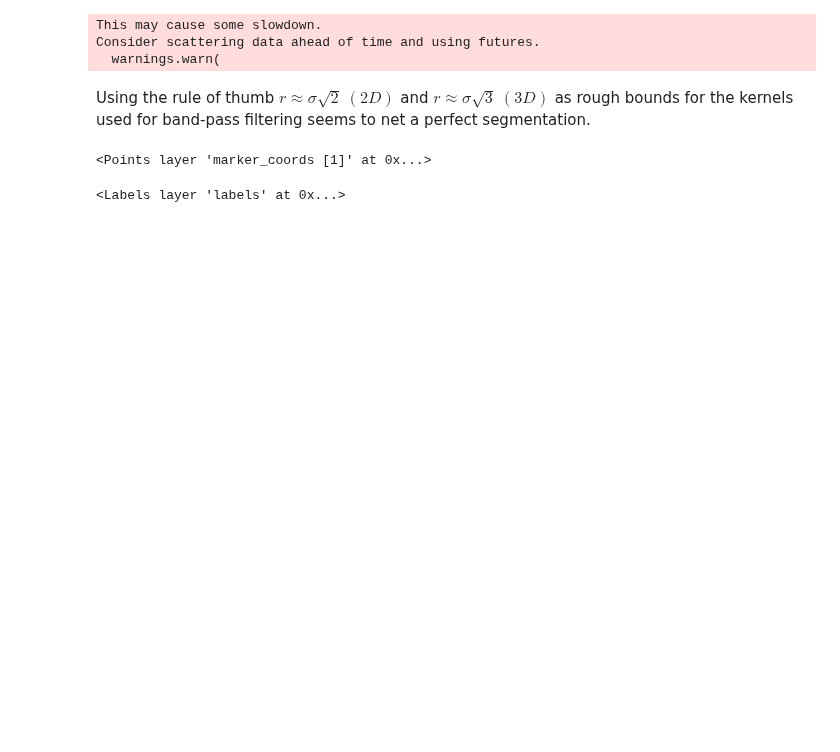
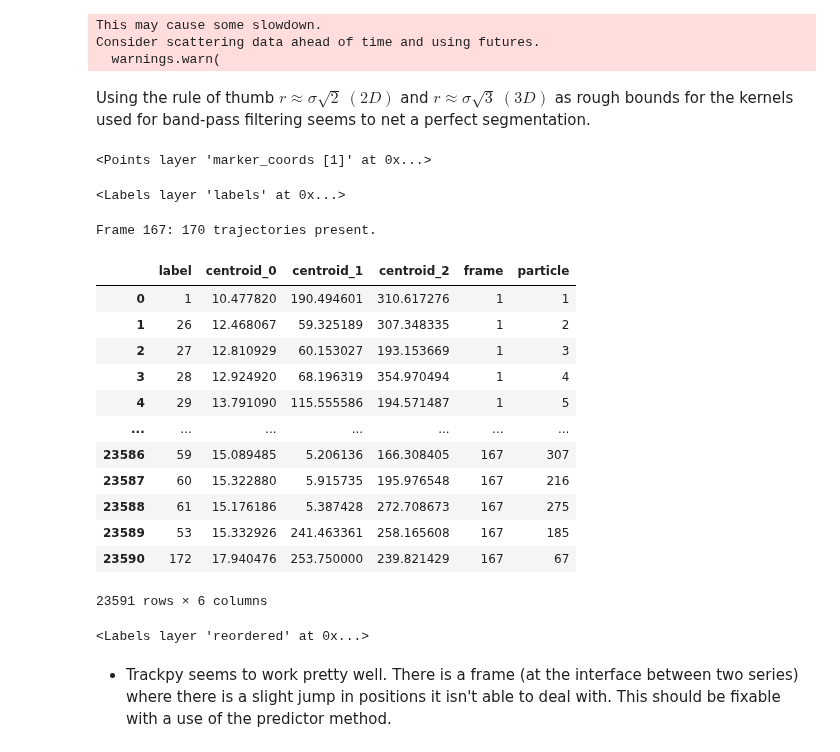
Before and after one commit to GarciaLab/transcription_pipeline, a Jupyter notebook: test.ipynb, the cells around one changed output. Saved outputs shown, nothing was run; the diff lists cells and outputs as text; code cells hidden in the pictures; blank space fills up the shorter version.

```diff
--- a/test.ipynb
+++ b/test.ipynb
@@ -105,0 +194,27 @@ viewer.add_labels(labels)
+# %%
+test_df = segmentation_df(labels)
+# %%
+linked_df = link_dataframe(
+    test_df,
+    search_range=18,
+    memory=3,
+    pos_columns=["centroid_1", "centroid_2"],
+)
+# %% [output]
+Frame 167: 170 trajectories present.
+# %%
+linked_df
+# %% [output]
+|  | label | centroid_0 | centroid_1 | centroid_2 | frame | particle |
+| 0 | 1 | 10.477820 | 190.494601 | 310.617276 | 1 | 1 |
+| 1 | 26 | 12.468067 | 59.325189 | 307.348335 | 1 | 2 |
+| 2 | 27 | 12.810929 | 60.153027 | 193.153669 | 1 | 3 |
+| 3 | 28 | 12.924920 | 68.196319 | 354.970494 | 1 | 4 |
+| 4 | 29 | 13.791090 | 115.555586 | 194.571487 | 1 | 5 |
+| ... | ... | ... | ... | ... | ... | ... |
+| 23586 | 59 | 15.089485 | 5.206136 | 166.308405 | 167 | 307 |
+| 23587 | 60 | 15.322880 | 5.915735 | 195.976548 | 167 | 216 |
+| 23588 | 61 | 15.176186 | 5.387428 | 272.708673 | 167 | 275 |
+| 23589 | 53 | 15.332926 | 241.463361 | 258.165608 | 167 | 185 |
+| 23590 | 172 | 17.940476 | 253.750000 | 239.821429 | 167 | 67 |
+23591 rows × 6 columns
@@ -105,0 +223,6 @@ viewer.add_labels(labels)
+# %%
+viewer.add_labels(reordered)
+# %% [output]
+<Labels layer 'reordered' at 0x...>
+# %% [markdown]
+- Trackpy seems to work pretty well. There is a frame (at the interface between two series) where there is a slight jump in positions it isn't able to deal with. This should be fixable with a use of the predictor method.
```
Also changed, not shown: parts of 2 cells of this notebook, 1 other file.
